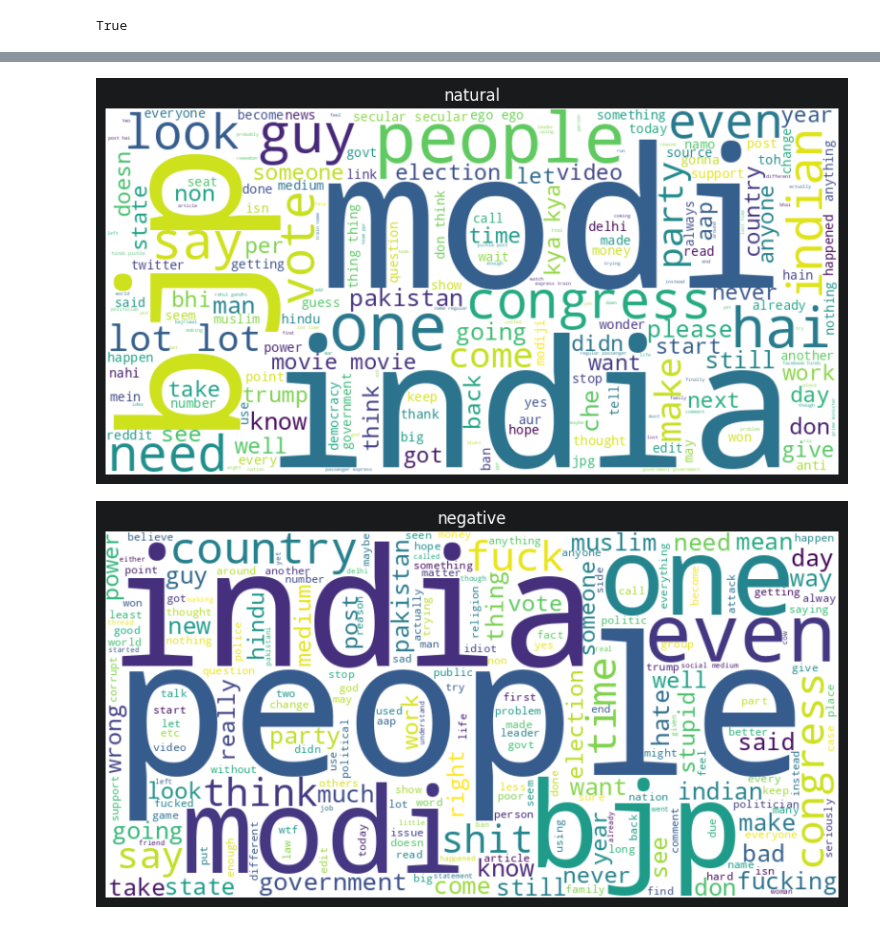
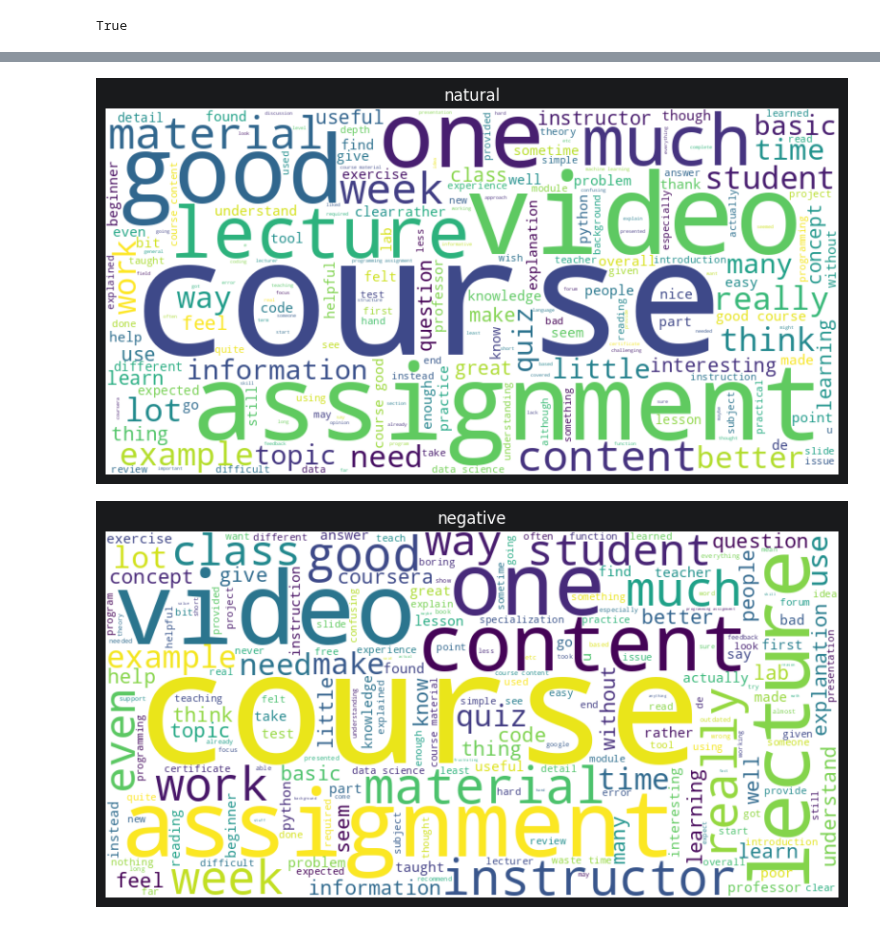
Before and after one commit to atheeq01/chrome_plugin_MLOPS, a Jupyter notebook: ml/01_preprocessing_&_EDA.ipynb, the cells around one changed output, grey strips where cells are left out. Cells and saved outputs as stored; diff of their text form; code cells hidden in the pictures.

```diff
--- a/ml/01_preprocessing_&_EDA.ipynb
+++ b/ml/01_preprocessing_&_EDA.ipynb
@@ -368,6 +544,6 @@ char_frequency_df.tail()
 # %%
 # add new column 'num_punctuation_chars' to count punctuation characters in each comment
-df['num_punctuation_chars'] = df['clean_comment'].apply(
+df['num_punctuation_chars'] = df['review'].apply(
     lambda x: sum([1 for char in x if char in '.,!?;:"\'()[]{}-'])
 )
 
@@ -449,6 +625,6 @@ def filter_characters(text):
 
     return cleaned_text
 
-df['clean_comment'] = df['clean_comment'].apply(filter_characters)
+df['review'] = df['review'].apply(filter_characters)
 df
 # %% [output]
@@ -527,8 +703,8 @@ without_neg_stopwords = set(stopwords.words('english')) - negation_words
 
 # If you want it back as a list
 custom_stopwords_list = list(without_neg_stopwords)
-# Remove stop words from 'clean_comment' column, retaining essential ones
-df['clean_comment_no_stopwords'] = df['clean_comment'].apply(
+# Remove stop words from 'review' column, retaining essential ones
+df['review_no_stopwords'] = df['review'].apply(
     lambda x: ' '.join([word for word in x.split() if word.lower() not in without_neg_stopwords])
 )
 # %%
@@ -539,8 +715,8 @@ nltk.download('wordnet')
 
 lemmatizer = WordNetLemmatizer()
 
-# apply lemmatization to the 'clean_comment_no_stopwords' column
-df['clean_comment_no_stopwords_lemmatized'] = df['clean_comment_no_stopwords'].apply(
+# apply lemmatization to the 'review_no_stopwords' column
+df['review_no_stopwords_lemmatized'] = df['review_no_stopwords'].apply(
     lambda x: ' '.join([lemmatizer.lemmatize(word) for word in x.split()])
 )
 
@@ -580,7 +756,8 @@ def plot_word_cloud(text,title):
     plt.title(title)
     plt.show()
 
-plot_word_cloud(df[df['category'] == 1]['clean_comment_no_stopwords_lemmatized'],"positive")
-plot_word_cloud(df[df['category'] == 0]['clean_comment_no_stopwords_lemmatized'],"natural")
-plot_word_cloud(df[df['category'] == -1]['clean_comment_no_stopwords_lemmatized'],"negative")
+
+plot_word_cloud(df[df['score'] == 2]['review_no_stopwords_lemmatized'],"positive")
+plot_word_cloud(df[df['score'] == 1]['review_no_stopwords_lemmatized'],"natural")
+plot_word_cloud(df[df['score'] == 0]['review_no_stopwords_lemmatized'],"negative")
 # %% [output]
@@ -588,5 +765,5 @@ plot_word_cloud(df[df['category'] == -1]['clean_comment_no_stopwords_lemmatized'
-[figure, old version]
+[figure, new version]
-[figure, old version]
+[figure, new version]
 # %%
 def plot_top_n_words(df, n=20):
     """Plot the top N most frequent words in the dataset."""
```
Also changed, not shown: parts of 68 cells of this notebook.
